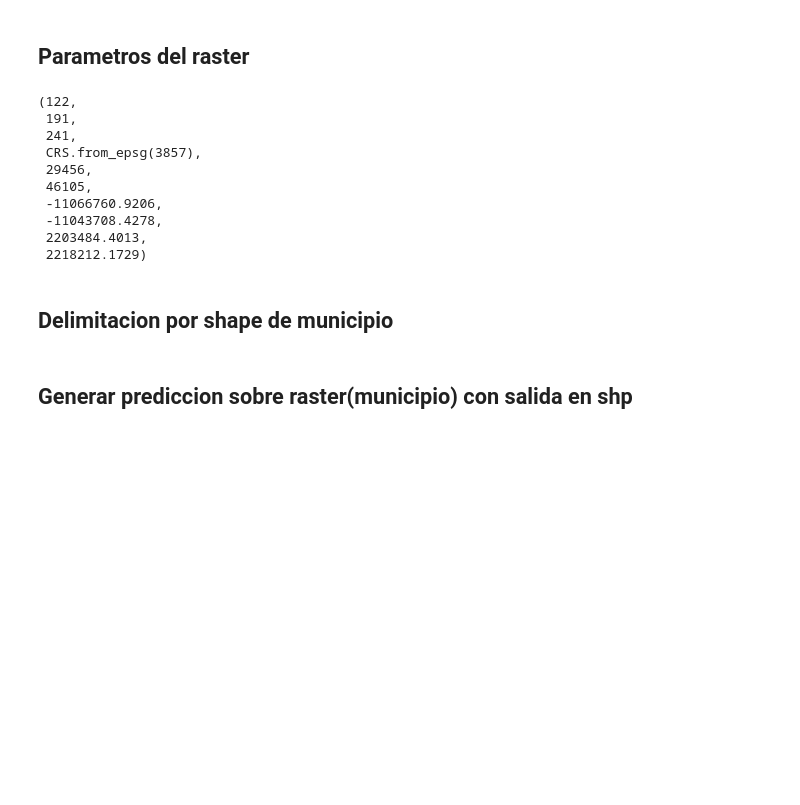
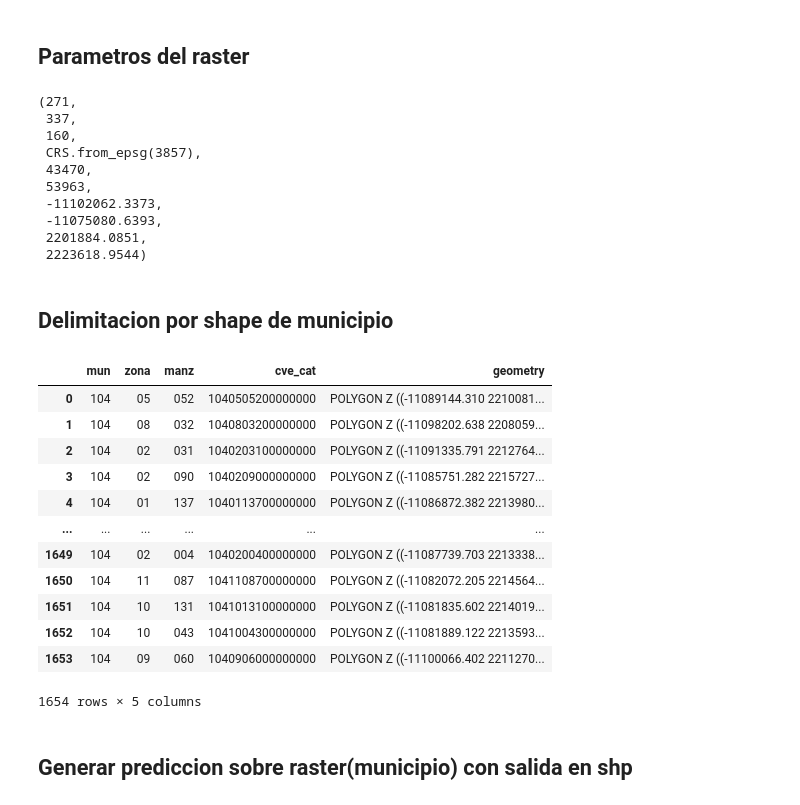
Before and after one commit to DiosLara/Newst_codes, a Jupyter notebook: Detecciondeterrenos/main_Yolo_final.ipynb, the cells around one changed output. Saved outputs shown, nothing was run; the diff lists cells and outputs as text; code cells hidden in the pictures; blank space fills up the shorter version.

```diff
--- a/Detecciondeterrenos/main_Yolo_final.ipynb
+++ b/Detecciondeterrenos/main_Yolo_final.ipynb
@@ -97,27 +100,43 @@ establecimiento
 # %% [markdown]
 ## Parametros del raster
 # %%
-raster=r"C:\Users\ASUS\Desktop\nauc.tif"
-alto,ancho,dim,crs,H,W,minx,maxx,miny,maxy=Parametro_raster(raster,metros=120)
+raster=r"C:\Users\ASUS\Desktop\temoaya.tif"
+alto,ancho,dim,crs,H,W,minx,maxx,miny,maxy=Parametro_raster(raster,metros=80)
 alto,ancho,dim,crs,H,W,minx,maxx,miny,maxy
 # %% [output]
-(122,
- 191,
- 241,
+(271,
+ 337,
+ 160,
  CRS.from_epsg(3857),
- 29456,
- 46105,
- -11066760.9206,
- -11043708.4278,
- 2203484.4013,
- 2218212.1729)
+ 43470,
+ 53963,
+ -11102062.3373,
+ -11075080.6393,
+ 2201884.0851,
+ 2223618.9544)
 # %% [markdown]
 ## Delimitacion por shape de municipio
 # %%
-shape_o=gpd.read_file(r'C:/Users/ASUS/Documents/GobiernoEdomex/Agua/geoshapes/Full manzanas/Manzana_Naucalpan.shp')
+shape_o=gpd.read_file(r'C:/Users/ASUS/Documents/GobiernoEdomex/Agua/geoshapes/Full manzanas/Manzana_Temoaya.shp')
 shape_o=shape_o.to_crs('3857')
 shape=shape_transform(shape_o.copy())
 #shape_aumentado=ampliar_shape(shape_o.copy())
+# %%
+shape_o
+# %% [output]
+|  | mun | zona | manz | cve_cat | geometry |
+| 0 | 104 | 05 | 052 | 1040505200000000 | POLYGON Z ((-11089144.310 2210081... |
+| 1 | 104 | 08 | 032 | 1040803200000000 | POLYGON Z ((-11098202.638 2208059... |
+| 2 | 104 | 02 | 031 | 1040203100000000 | POLYGON Z ((-11091335.791 2212764... |
+| 3 | 104 | 02 | 090 | 1040209000000000 | POLYGON Z ((-11085751.282 2215727... |
+| 4 | 104 | 01 | 137 | 1040113700000000 | POLYGON Z ((-11086872.382 2213980... |
+| ... | ... | ... | ... | ... | ... |
+| 1649 | 104 | 02 | 004 | 1040200400000000 | POLYGON Z ((-11087739.703 2213338... |
+| 1650 | 104 | 11 | 087 | 1041108700000000 | POLYGON Z ((-11082072.205 2214564... |
+| 1651 | 104 | 10 | 131 | 1041013100000000 | POLYGON Z ((-11081835.602 2214019... |
+| 1652 | 104 | 10 | 043 | 1041004300000000 | POLYGON Z ((-11081889.122 2213593... |
+| 1653 | 104 | 09 | 060 | 1040906000000000 | POLYGON Z ((-11100066.402 2211270... |
+1654 rows × 5 columns
 # %% [markdown]
 ## Generar prediccion sobre raster(municipio) con salida en shp
 # %%
```
Also changed, not shown: parts of 15 cells of this notebook, 1 other file.
